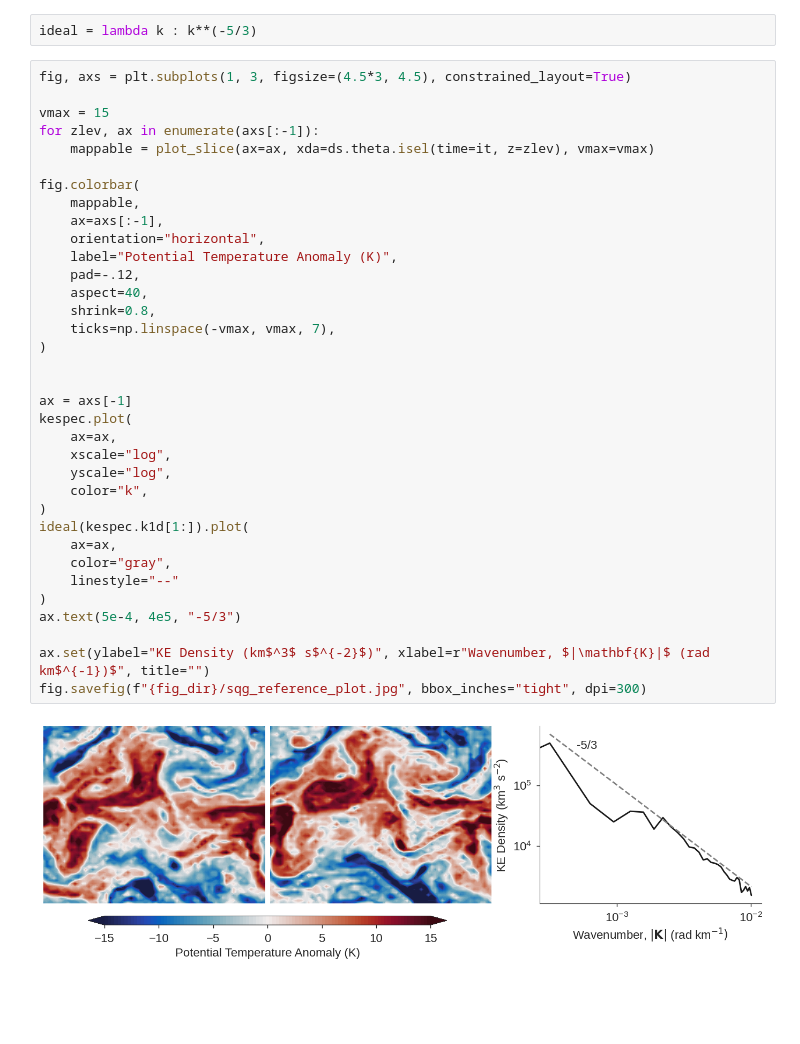
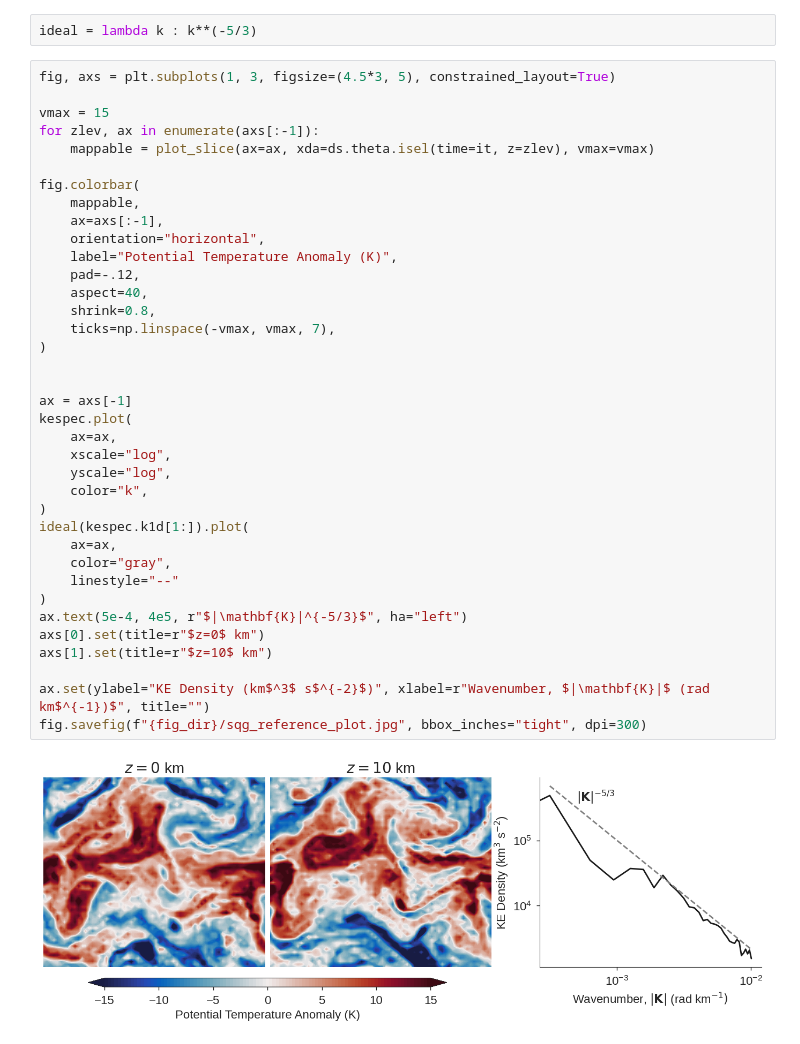
Before and after one commit to timothyas/rc-gfd, a Jupyter notebook: notebooks/plot_sqg_reference.ipynb, the cells around one changed output. Drawn from its saved outputs; the diff is of its cells as text; blank space fills up the shorter version.

Commit message:
very small plot updates

```diff
--- a/notebooks/plot_sqg_reference.ipynb
+++ b/notebooks/plot_sqg_reference.ipynb
@@ -54,39 +54,41 @@ kespec = xsqg.calc_kespec1d(theta.T.load())
 # %%
 ideal = lambda k : k**(-5/3)
 # %%
-fig, axs = plt.subplots(1, 3, figsize=(4.5*3, 4.5), constrained_layout=True)
+fig, axs = plt.subplots(1, 3, figsize=(4.5*3, 5), constrained_layout=True)
 
 vmax = 15
 for zlev, ax in enumerate(axs[:-1]):
     mappable = plot_slice(ax=ax, xda=ds.theta.isel(time=it, z=zlev), vmax=vmax)
 
 fig.colorbar(
     mappable,
     ax=axs[:-1],
     orientation="horizontal",
     label="Potential Temperature Anomaly (K)",
     pad=-.12,
     aspect=40,
     shrink=0.8,
     ticks=np.linspace(-vmax, vmax, 7),
 )
 
 
 ax = axs[-1]
 kespec.plot(
     ax=ax,
     xscale="log",
     yscale="log",
     color="k",
 )
 ideal(kespec.k1d[1:]).plot(
     ax=ax,
     color="gray",
     linestyle="--"
 )
-ax.text(5e-4, 4e5, "-5/3")
+ax.text(5e-4, 4e5, r"$|\mathbf{K}|^{-5/3}$", ha="left")
+axs[0].set(title=r"$z=0$ km")
+axs[1].set(title=r"$z=10$ km")
 
 ax.set(ylabel="KE Density (km$^3$ s$^{-2}$)", xlabel=r"Wavenumber, $|\mathbf{K}|$ (rad km$^{-1})$", title="")
 fig.savefig(f"{fig_dir}/sqg_reference_plot.jpg", bbox_inches="tight", dpi=300)
 # %% [output]
-[figure, old version]
+[figure, new version]
```
Also changed, not shown: 9 other files.
